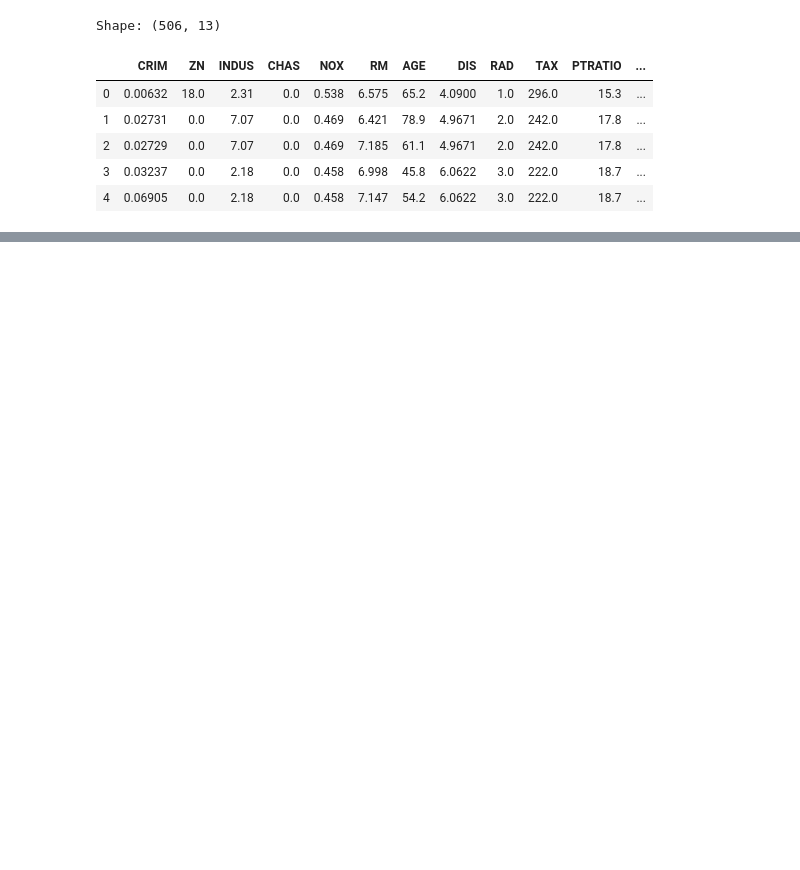
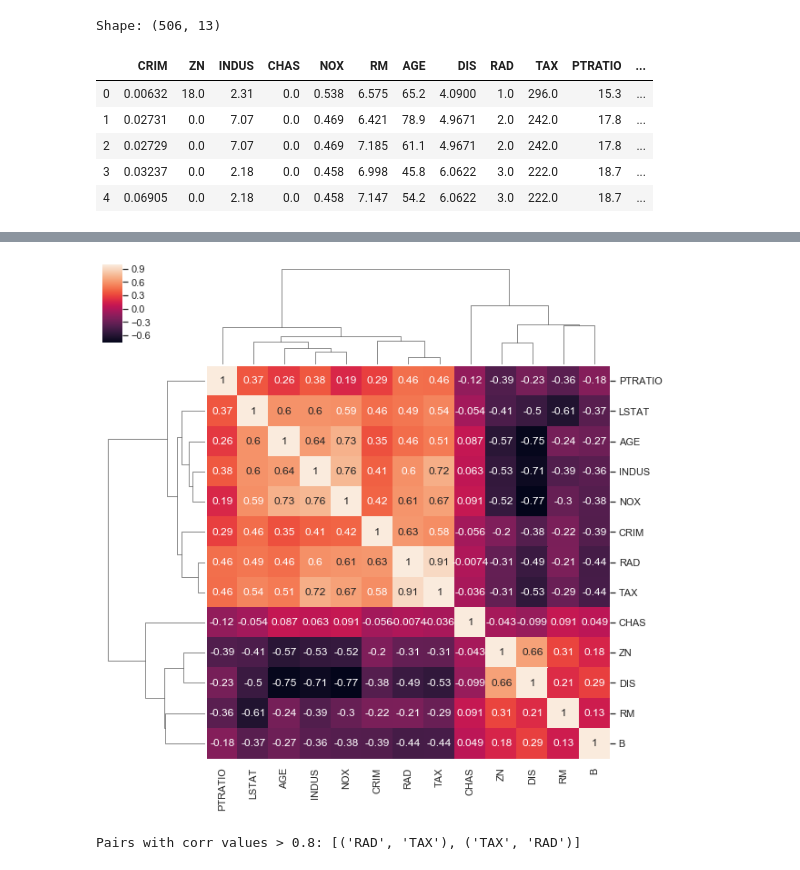
Before and after one commit to APNovichkov/python-ml, a Jupyter notebook: homework-1/homework_1.ipynb, the cells around one changed output, grey strips where cells are left out. Saved outputs shown, nothing was run; the diff lists cells and outputs as text; code cells hidden in the pictures; blank space fills up the shorter version.

```diff
--- a/homework-1/homework_1.ipynb
+++ b/homework-1/homework_1.ipynb
@@ -21,0 +60,6 @@ Shape: (506, 13)
+# %%
+# Get feature columns
+feature_cols = ['CRIM', 'ZN', 'INDUS', 'CHAS', 'NOX', 'RM', 'AGE', 'DIS', 'RAD', 'TAX', 'PTRATIO', 'B', 'LSTAT']
+# feature_cols = ['CRIM', 'ZN', 'CHAS', 'NOX', 'RM', 'AGE', 'DIS', 'RAD', 'TAX', 'PTRATIO', 'B', 'LSTAT']
+feature_df = df[feature_cols]
+feature_df.head()
@@ -21,0 +73,6 @@ Shape: (506, 13)
+# %%
+# Find correlation, if there is correlation, that is not good
+sns.set(rc={'figure.figsize':(15,10)})
+_= sns.clustermap(feature_df.corr(), annot=True, xticklabels=feature_df.columns, yticklabels=feature_df.columns)
+# %% [output]
+[figure, added]
@@ -21,0 +90,4 @@ Shape: (506, 13)
+# %%
+print(f'Pairs with corr values > {CORR_COEF}: {find_corr_pairs(feature_df.corr(), CORR_COEF)}')
+# %% [output]
+Pairs with corr values > 0.8: [('RAD', 'TAX'), ('TAX', 'RAD')]
```
Also changed, not shown: parts of 41 cells of this notebook, 1 other file.
